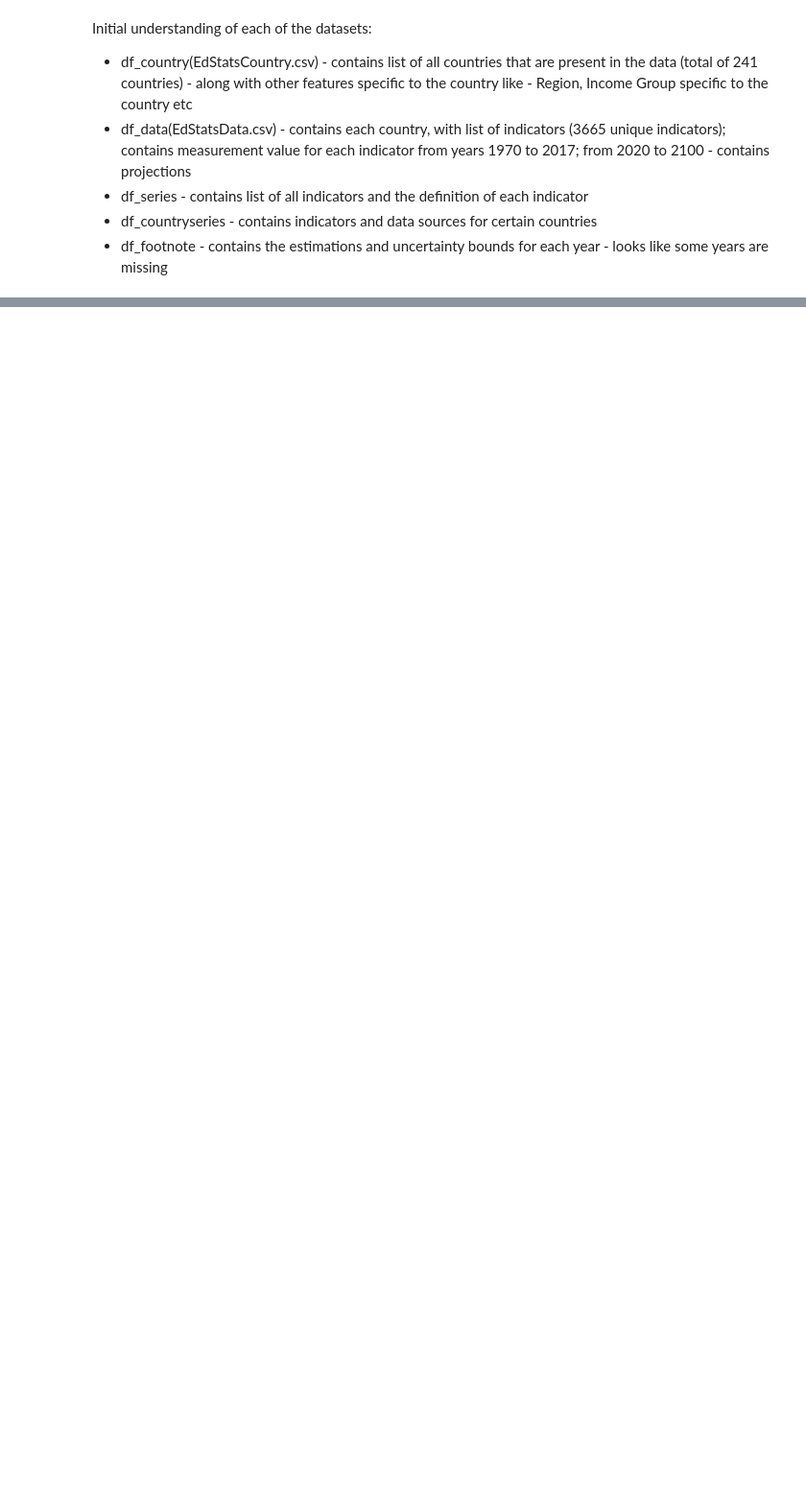
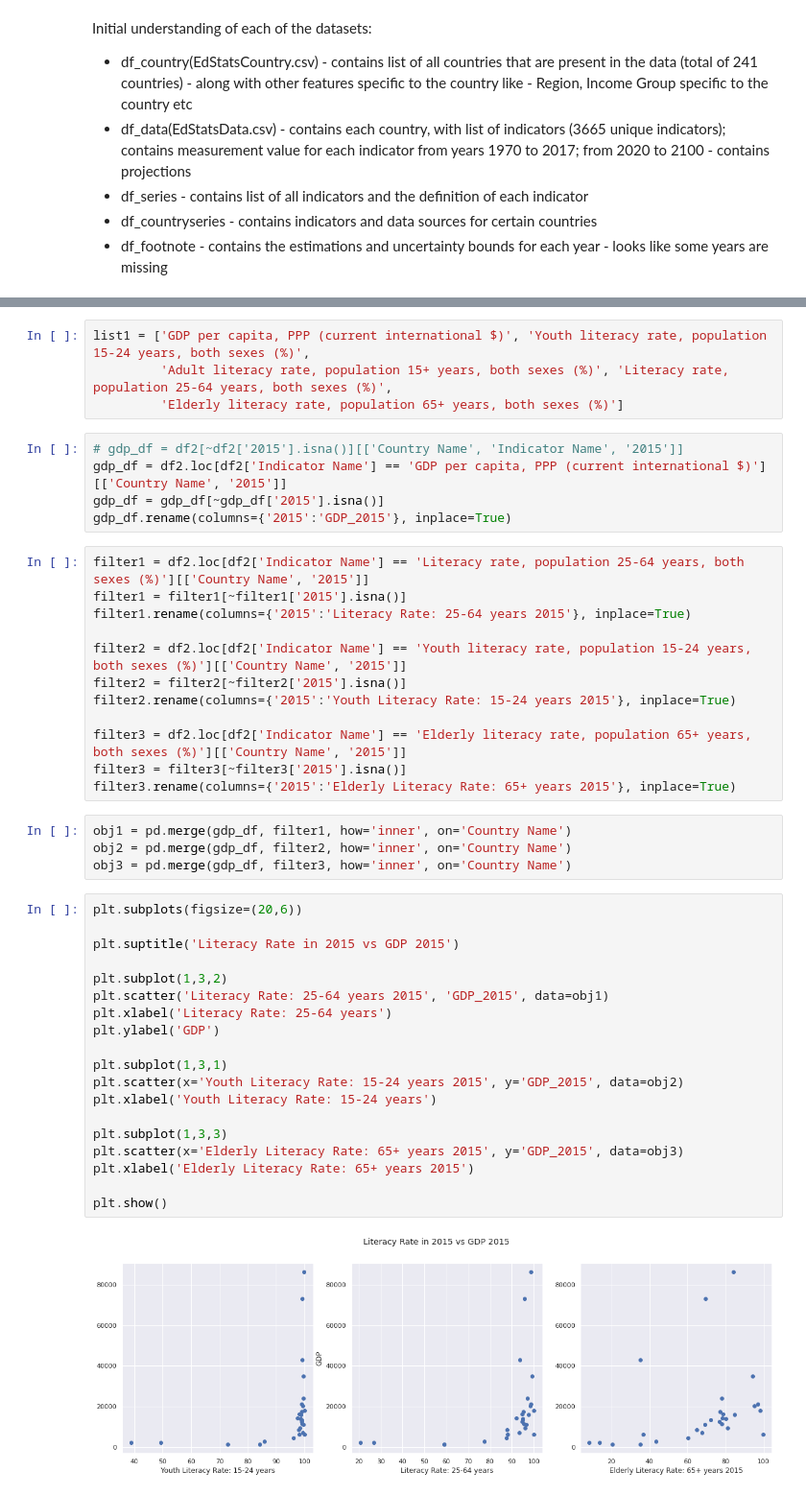
Before and after one commit to nikhilans/global-education-analysis, a Jupyter notebook: CH_Nikhila_N_S_World_Bank_Global_Education_Analysis_Capstone_Project.ipynb, the cells around one changed output, grey strips where cells are left out. Shown: that part at 96% size. Cells and saved outputs as stored; diff of their text form; blank space fills up the shorter version.

```diff
--- a/CH_Nikhila_N_S_World_Bank_Global_Education_Analysis_Capstone_Project.ipynb
+++ b/CH_Nikhila_N_S_World_Bank_Global_Education_Analysis_Capstone_Project.ipynb
@@ -551,0 +620,46 @@ Initial understanding of each of the datasets:
+# %%
+list1 = ['GDP per capita, PPP (current international $)', 'Youth literacy rate, population 15-24 years, both sexes (%)',
+         'Adult literacy rate, population 15+ years, both sexes (%)', 'Literacy rate, population 25-64 years, both sexes (%)',
+         'Elderly literacy rate, population 65+ years, both sexes (%)']
+# %%
+# gdp_df = df2[~df2['2015'].isna()][['Country Name', 'Indicator Name', '2015']]
+gdp_df = df2.loc[df2['Indicator Name'] == 'GDP per capita, PPP (current international $)'][['Country Name', '2015']]
+gdp_df = gdp_df[~gdp_df['2015'].isna()]
+gdp_df.rename(columns={'2015':'GDP_2015'}, inplace=True)
+# %%
+filter1 = df2.loc[df2['Indicator Name'] == 'Literacy rate, population 25-64 years, both sexes (%)'][['Country Name', '2015']]
+filter1 = filter1[~filter1['2015'].isna()]
+filter1.rename(columns={'2015':'Literacy Rate: 25-64 years 2015'}, inplace=True)
+
+filter2 = df2.loc[df2['Indicator Name'] == 'Youth literacy rate, population 15-24 years, both sexes (%)'][['Country Name', '2015']]
+filter2 = filter2[~filter2['2015'].isna()]
+filter2.rename(columns={'2015':'Youth Literacy Rate: 15-24 years 2015'}, inplace=True)
+
+filter3 = df2.loc[df2['Indicator Name'] == 'Elderly literacy rate, population 65+ years, both sexes (%)'][['Country Name', '2015']]
+filter3 = filter3[~filter3['2015'].isna()]
+filter3.rename(columns={'2015':'Elderly Literacy Rate: 65+ years 2015'}, inplace=True)
+# %%
+obj1 = pd.merge(gdp_df, filter1, how='inner', on='Country Name')
+obj2 = pd.merge(gdp_df, filter2, how='inner', on='Country Name')
+obj3 = pd.merge(gdp_df, filter3, how='inner', on='Country Name')
+# %%
+plt.subplots(figsize=(20,6))
+
+plt.suptitle('Literacy Rate in 2015 vs GDP 2015')
+
+plt.subplot(1,3,2)
+plt.scatter('Literacy Rate: 25-64 years 2015', 'GDP_2015', data=obj1)
+plt.xlabel('Literacy Rate: 25-64 years')
+plt.ylabel('GDP')
+
+plt.subplot(1,3,1)
+plt.scatter(x='Youth Literacy Rate: 15-24 years 2015', y='GDP_2015', data=obj2)
+plt.xlabel('Youth Literacy Rate: 15-24 years')
+
+plt.subplot(1,3,3)
+plt.scatter(x='Elderly Literacy Rate: 65+ years 2015', y='GDP_2015', data=obj3)
+plt.xlabel('Elderly Literacy Rate: 65+ years 2015')
+
+plt.show()
+# %% [output]
+[figure, added]
```
Also changed, not shown: parts of 24 cells of this notebook.
